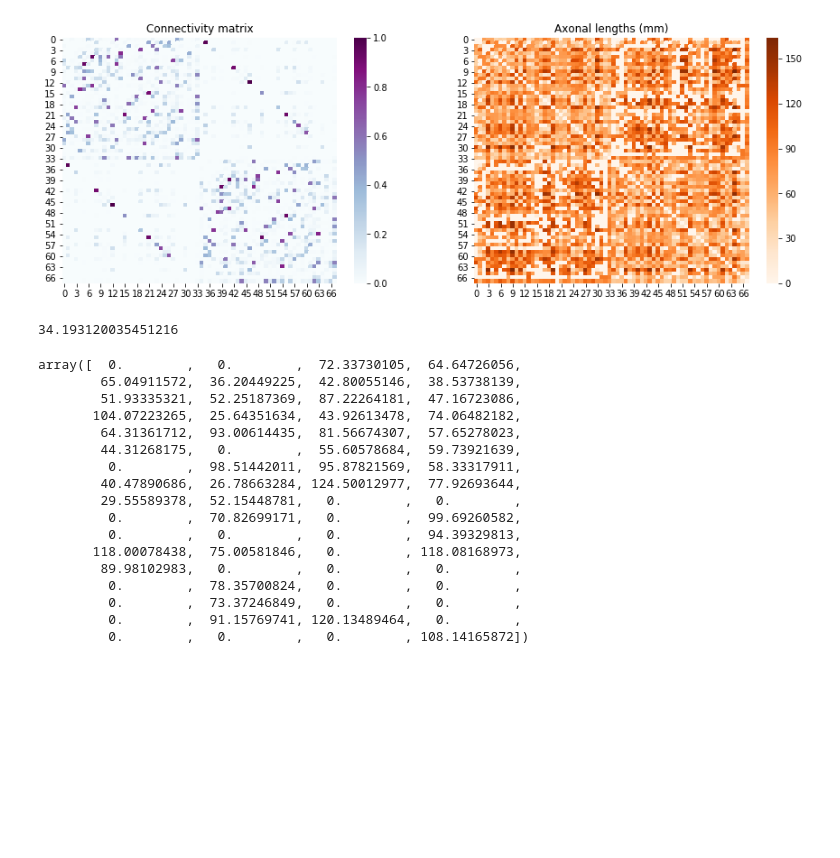
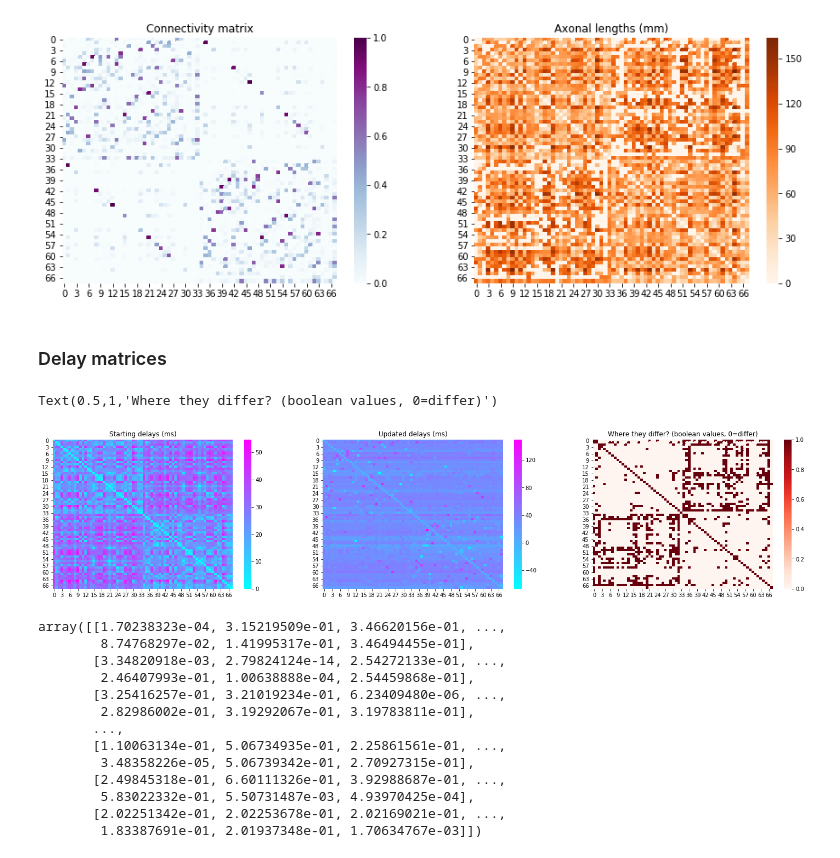
Before and after one commit to parkseo7/ADM-in-Neuronal-Population, a Jupyter notebook: script_matlabData.ipynb, the cells around one changed output. Saved outputs shown, nothing was run; the diff lists cells and outputs as text; code cells hidden in the pictures; blank space fills up the shorter version.

```diff
--- a/script_matlabData.ipynb
+++ b/script_matlabData.ipynb
@@ -186,28 +195,34 @@ ax2.set_title('Axonal lengths (mm)')
 # %% [output]
 Text(0.5,1,'Axonal lengths (mm)')
 [figure]
-# %%
-objective[0]
-# %% [output]
-34.193120035451216
+# %% [markdown]
+### Delay matrices
+# %%
+fig, (ax1, ax2, ax3) = plt.subplots(1, 3, figsize=(25,5))
+sns.heatmap(ax = ax1, data = tau0, cmap="cool")
+sns.heatmap(ax = ax2, data = tau, cmap="cool")
+sns.heatmap(ax = ax3, data = np.array(tau0 == tau), cmap="Reds")
+ax1.set_title('Starting delays (ms)')
+ax2.set_title('Updated delays (ms)')
+ax3.set_title('Where they differ? (boolean values, 0=differ)')
+# %% [output]
+Text(0.5,1,'Where they differ? (boolean values, 0=differ)')
+[figure, added]
 # %%
 A = (W > 0).astype('float64')
 (dist * A)[:,0]
+gamma
 # %% [output]
-array([  0.        ,   0.        ,  72.33730105,  64.64726056,
-        65.04911572,  36.20449225,  42.80055146,  38.53738139,
-        51.93335321,  52.25187369,  87.22264181,  47.16723086,
-       104.07223265,  25.64351634,  43.92613478,  74.06482182,
-        64.31361712,  93.00614435,  81.56674307,  57.65278023,
-        44.31268175,   0.        ,  55.60578684,  59.73921639,
-         0.        ,  98.51442011,  95.87821569,  58.33317911,
-        40.47890686,  26.78663284, 124.50012977,  77.92693644,
-        29.55589378,  52.15448781,   0.        ,   0.        ,
-         0.        ,  70.82699171,   0.        ,  99.69260582,
-         0.        ,   0.        ,   0.        ,  94.39329813,
-       118.00078438,  75.00581846,   0.        , 118.08168973,
-        89.98102983,   0.        ,   0.        ,   0.        ,
-         0.        ,  78.35700824,   0.        ,   0.        ,
-         0.        ,  73.37246849,   0.        ,   0.        ,
-         0.        ,  91.15769741, 120.13489464,   0.        ,
-         0.        ,   0.        ,   0.        , 108.14165872])
+array([[1.70238323e-04, 3.15219509e-01, 3.46620156e-01, ...,
+        8.74768297e-02, 1.41995317e-01, 3.46494455e-01],
+       [3.34820918e-03, 2.79824124e-14, 2.54272133e-01, ...,
+        2.46407993e-01, 1.00638888e-04, 2.54459868e-01],
+       [3.25416257e-01, 3.21019234e-01, 6.23409480e-06, ...,
+        2.82986002e-01, 3.19292067e-01, 3.19783811e-01],
+       ...,
+       [1.10063134e-01, 5.06734935e-01, 2.25861561e-01, ...,
+        3.48358226e-05, 5.06739342e-01, 2.70927315e-01],
+       [2.49845318e-01, 6.60111326e-01, 3.92988687e-01, ...,
+        5.83022332e-01, 5.50731487e-03, 4.93970425e-04],
+       [2.02251342e-01, 2.02253678e-01, 2.02169021e-01, ...,
+        1.83387691e-01, 2.01937348e-01, 1.70634767e-03]])
```
Also changed, not shown: parts of 5 cells of this notebook, 4 other files.
